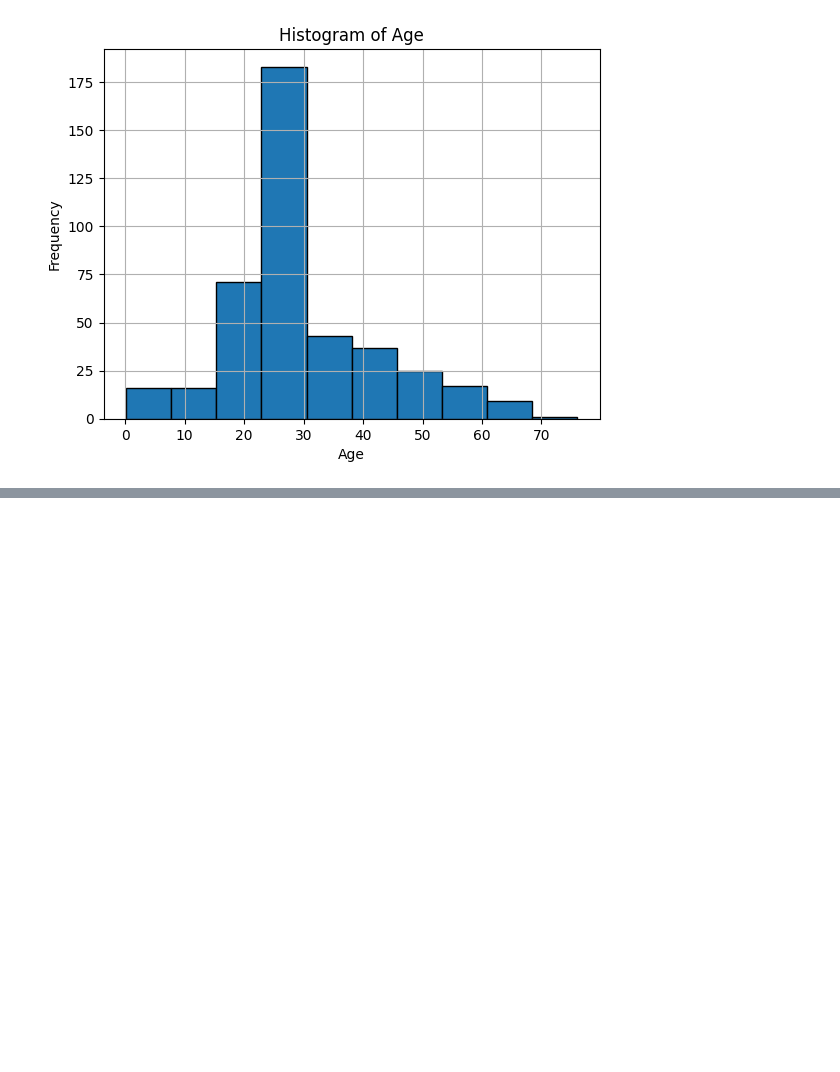
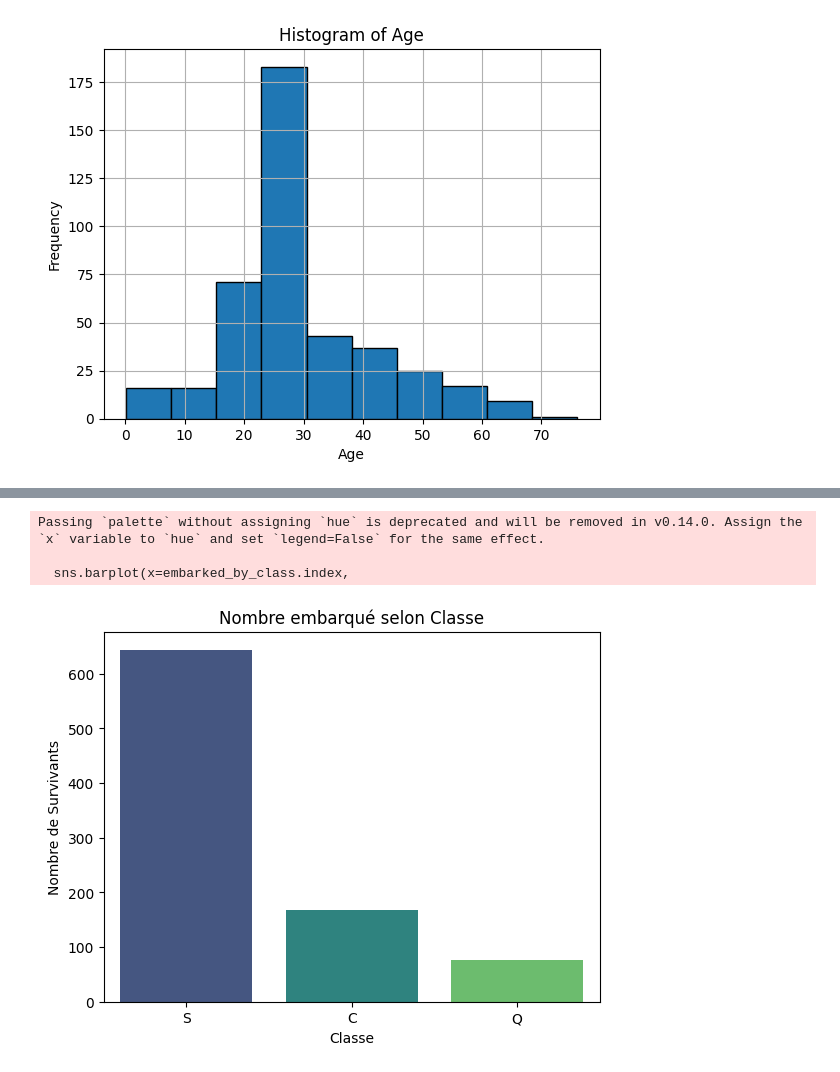
Before and after one commit to Lylyss97x/MachineLearning, a Jupyter notebook: LogisticRegression/regLogistic.ipynb, the cells around one changed output, grey strips where cells are left out. Saved outputs shown, nothing was run; the diff lists cells and outputs as text; code cells hidden in the pictures; blank space fills up the shorter version.

```diff
--- a/LogisticRegression/regLogistic.ipynb
+++ b/LogisticRegression/regLogistic.ipynb
@@ -131,0 +221,22 @@ plt.show()
+# %%
+
+import seaborn as sns
+import matplotlib.pyplot as plt
+
+embarked_by_class = df_train_copy['Embarked'].value_counts()
+
+sns.barplot(x=embarked_by_class.index,
+            y=embarked_by_class.values,
+            palette="viridis")
+
+
+plt.title('Nombre embarqué selon Classe')
+plt.xlabel('Classe')
+plt.ylabel('Nombre de Survivants')
+
+plt.show()
+# %% [output]
+Passing `palette` without assigning `hue` is deprecated and will be removed in v0.14.0. Assign the `x` variable to `hue` and set `legend=False` for the same effect.
+
+  sns.barplot(x=embarked_by_class.index,
+[figure, added]
```
Also changed, not shown: parts of 13 cells of this notebook.
